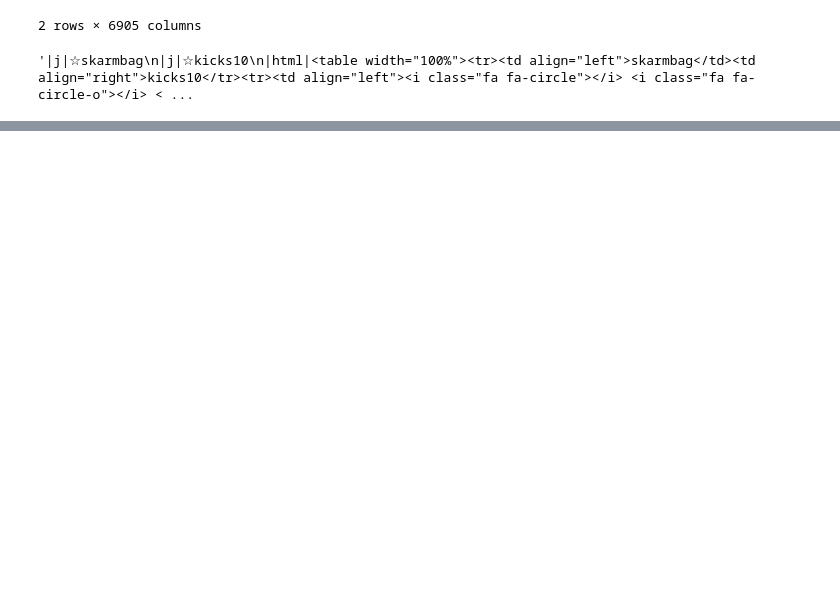
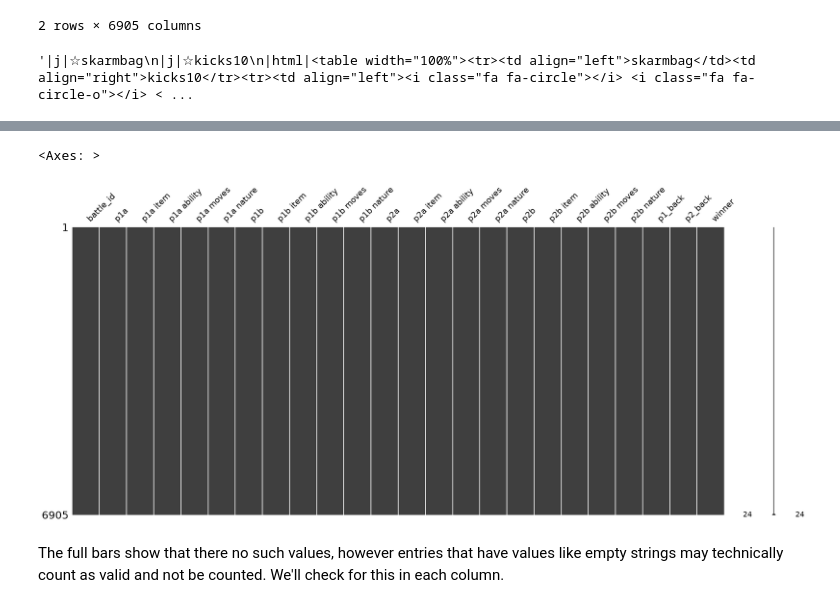
Before and after one commit to abbas6115/vgc-matchup-predictor, a Jupyter notebook: notebooks/01_milestone2_exploratory_data_analysis.ipynb, the cells around one changed output, grey strips where cells are left out. Cells and saved outputs as stored; diff of their text form; code cells hidden in the pictures; blank space fills up the shorter version.

```diff
--- a/notebooks/01_milestone2_exploratory_data_analysis.ipynb
+++ b/notebooks/01_milestone2_exploratory_data_analysis.ipynb
@@ -67,0 +77,8 @@ Now we have a much more digestible and ready-to-use table.
+# %%
+import missingno
+missingno.matrix(processed_ma)
+# %% [output]
+<Axes: >
+[figure, added]
+# %% [markdown]
+The full bars show that there no such values, however entries that have values like empty strings may technically count as valid and not be counted. We'll check for this in each column.
```
Also changed, not shown: parts of 18 cells of this notebook.
